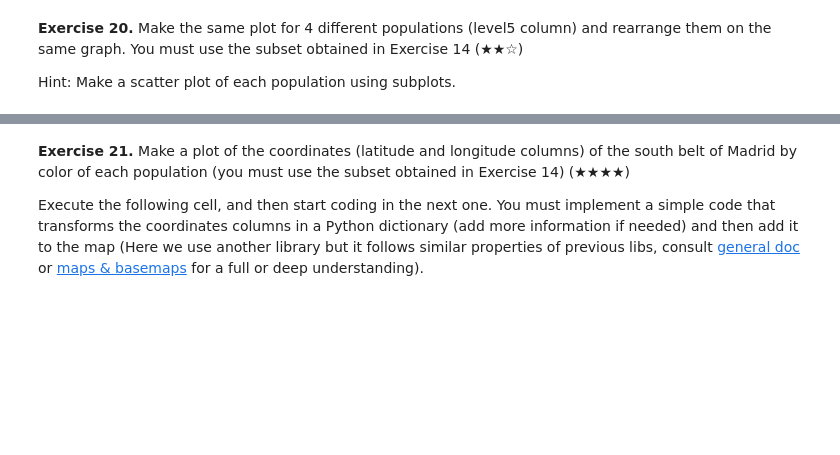
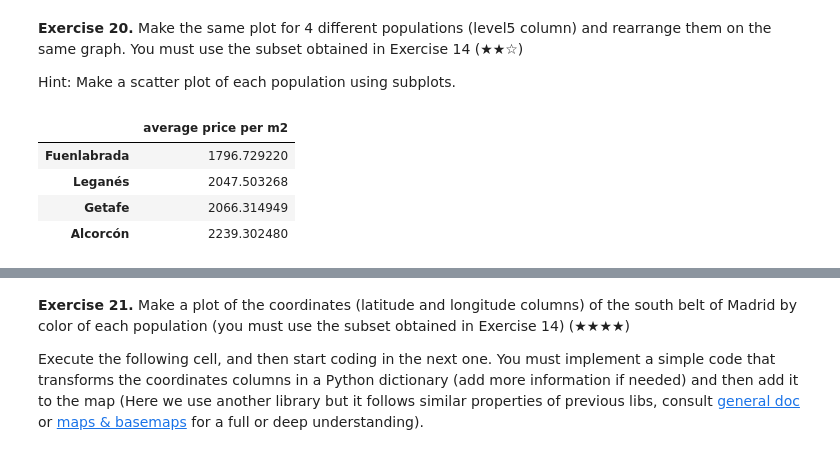
Before and after one commit to Caavlier/Proyect-RealState, a Jupyter notebook: Real_Estate_Clean_Up_Project_0.ipynb, the cells around one changed output, grey strips where cells are left out. Saved outputs shown, nothing was run; the diff lists cells and outputs as text; code cells hidden in the pictures; blank space fills up the shorter version.

```diff
--- a/Real_Estate_Clean_Up_Project_0.ipynb
+++ b/Real_Estate_Clean_Up_Project_0.ipynb
@@ -863,3 +880,23 @@ plt.show()
 **Exercise 20.** Make the same plot for 4 different populations (level5 column) and rearrange them on the same graph. You must use the subset obtained in Exercise 14 (★★☆)
 
 Hint: Make a scatter plot of each population using subplots.
+# %%
+populations = ['Fuenlabrada', 'Leganés', 'Getafe', 'Alcorcón']
+meanspps = {} # Dictionary
+pps = [] # List for DataFrames
+
+# Obtaining price/m2
+for i in populations:
+  population = south_belt.loc[south_belt['level5'] == i, ['level5', 'price', 'surface']] # df with only three columns
+  population['price_per_m2'] = population['price'] / population['surface']  # Adding new column pps
+  meanspps[i] = population['price_per_m2'].mean()
+  pps.append(population) # Save a DataFrame for each population to a list
+
+# DataFrames with price/m2
+pd.DataFrame({'average price per m2': meanspps})
+# %% [output]
+|  | average price per m2 |
+| Fuenlabrada | 1796.729220 |
+| Leganés | 2047.503268 |
+| Getafe | 2066.314949 |
+| Alcorcón | 2239.302480 |
```
Also changed, not shown: parts of 7 cells of this notebook.
